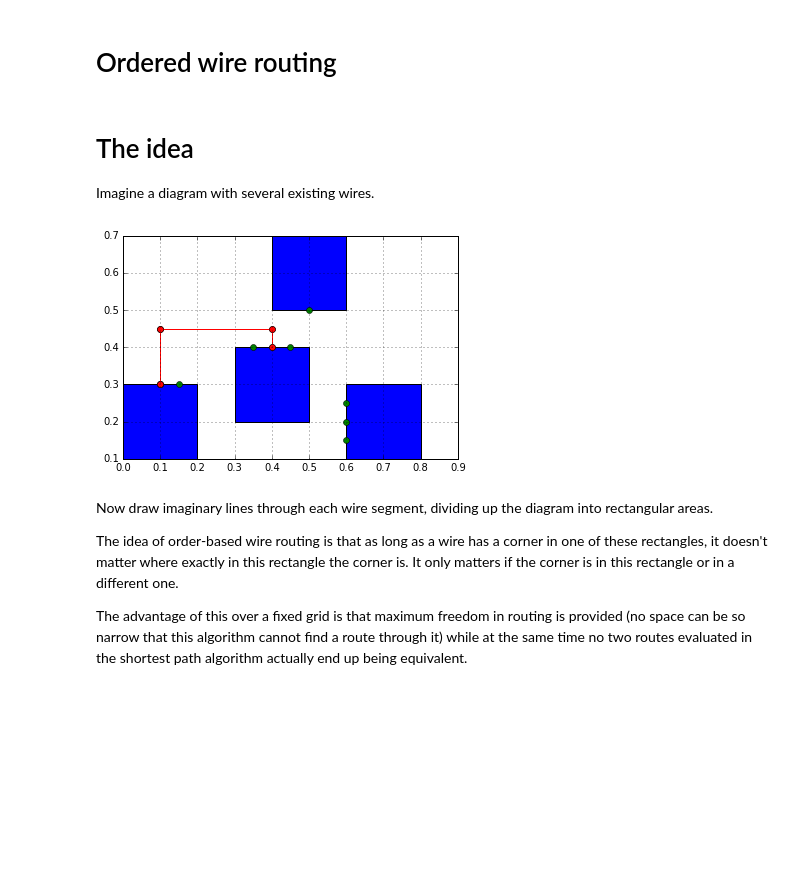
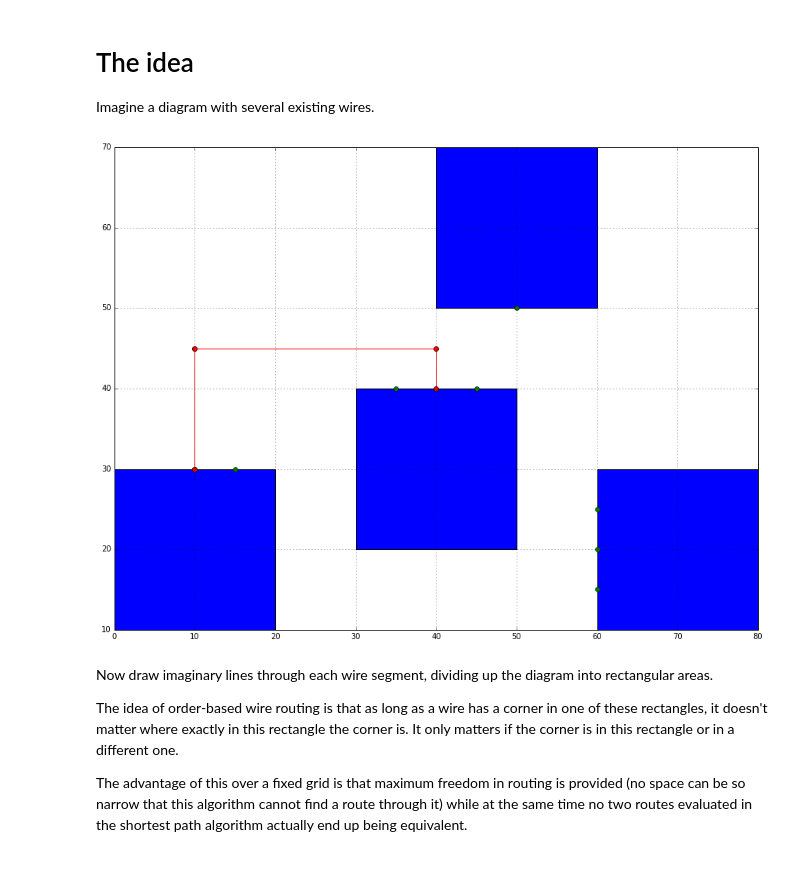
Before and after one commit to Griffon26/vhde, a Jupyter notebook: docs/wire_router/Orderded wire routing.ipynb, the cells around one changed output. Cells and saved outputs as stored; diff of their text form; code cells hidden in the pictures; blank space fills up the shorter version.

```diff
--- a/docs/wire_router/Orderded wire routing.ipynb
+++ b/docs/wire_router/Orderded wire routing.ipynb
@@ -1,2 +0,0 @@
-# %% [markdown]
-# Ordered wire routing
@@ -3,5 +3,6 @@
 # %%
 %matplotlib inline
+import copy
 import numpy as np
 import matplotlib.pyplot as plt
 import matplotlib.patches as patches
@@ -21,7 +22,7 @@ def plot_lines(axes, list_of_pos, prop='r-o'):
         axes.plot(x_values, y_values, prop)
 
 def create_plot():
-    figure = plt.figure()
+    figure = plt.figure(figsize = (15,15))
     plot = figure.add_subplot(111, aspect='equal')
     plot.grid(True)
     return plot
@@ -42,7 +43,7 @@ class Block():
 
 class Wire():
     def __init__(self, *corners):
-        self._corners = corners
+        self._corners = [(int(x), int(y)) for x, y in corners]
 
     def draw(self, axes):
         x_values, y_values = [], []
@@ -77,21 +78,21 @@ def plot_block(axes, block):
 
 Imagine a diagram with several existing wires.
 # %%
-block1 = Block(x=0.0, y=0.1, h=0.2, w=0.2, term_xy=[(0.1, 0.30), (0.15, 0.30)])
-block2 = Block(x=0.6, y=0.1, h=0.2, w=0.2, term_xy=[(0.6, 0.2), (0.6, 0.15), (0.6, 0.25)])
-block3 = Block(x=0.3, y=0.2, h=0.2, w=0.2, term_xy=[(0.4, 0.4), (0.35, 0.4), (0.45, 0.4)])
-block4 = Block(x=0.4, y=0.5, h=0.2, w=0.2, term_xy=[(0.5, 0.5)])
+block1 = Block(x=0, y=10, h=20, w=20, term_xy=[(10, 30), (15, 30)])
+block2 = Block(x=60, y=10, h=20, w=20, term_xy=[(60, 20), (60, 15), (60, 25)])
+block3 = Block(x=30, y=20, h=20, w=20, term_xy=[(40, 40), (35, 40), (45, 40)])
+block4 = Block(x=40, y=50, h=20, w=20, term_xy=[(50, 50)])
 
-wire1 = Wire((0.1, 0.30), (0.1, 0.45), (0.4, 0.45), (0.4, 0.4))
+wire1 = Wire((10, 30), (10, 45), (40, 45), (40, 40))
 
 plot = create_plot()
 
 diagram = Diagram()
 diagram.add_blocks(block1, block2, block3, block4)
 diagram.add_wires(wire1)
 diagram.draw(plot)
 # %% [output]
-[figure, old version]
+[figure, new version]
 # %% [markdown]
 Now draw imaginary lines through each wire segment, dividing up the diagram into rectangular areas.
 
```
Also changed, not shown: parts of 10 cells of this notebook.
